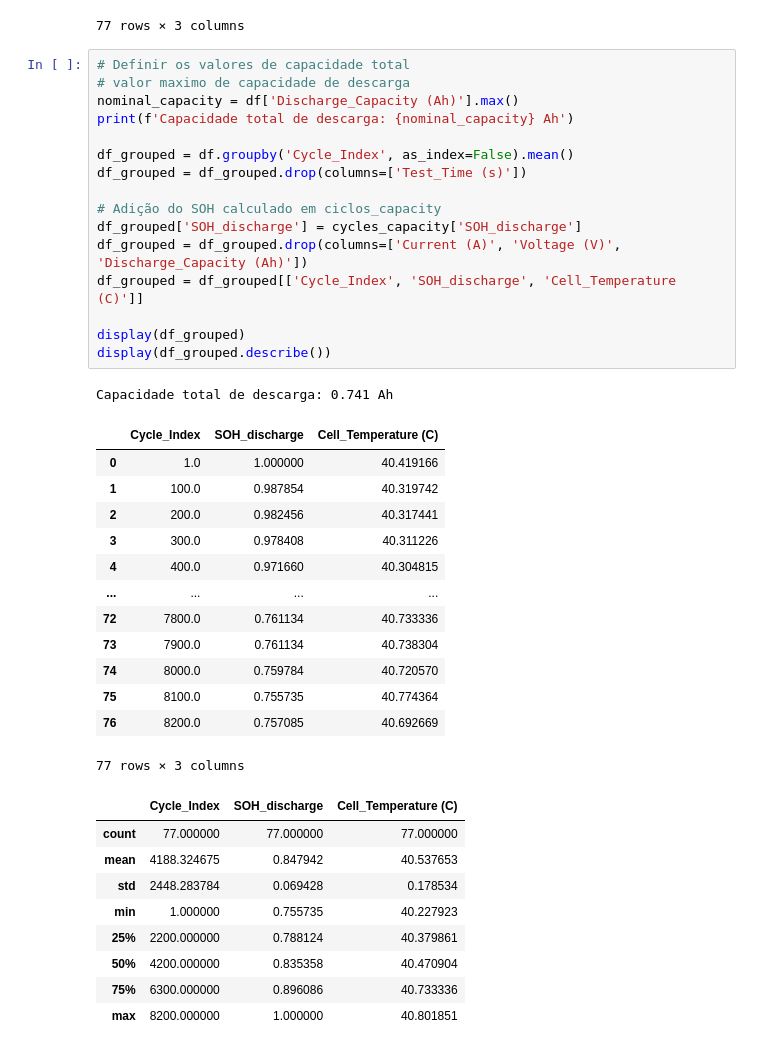
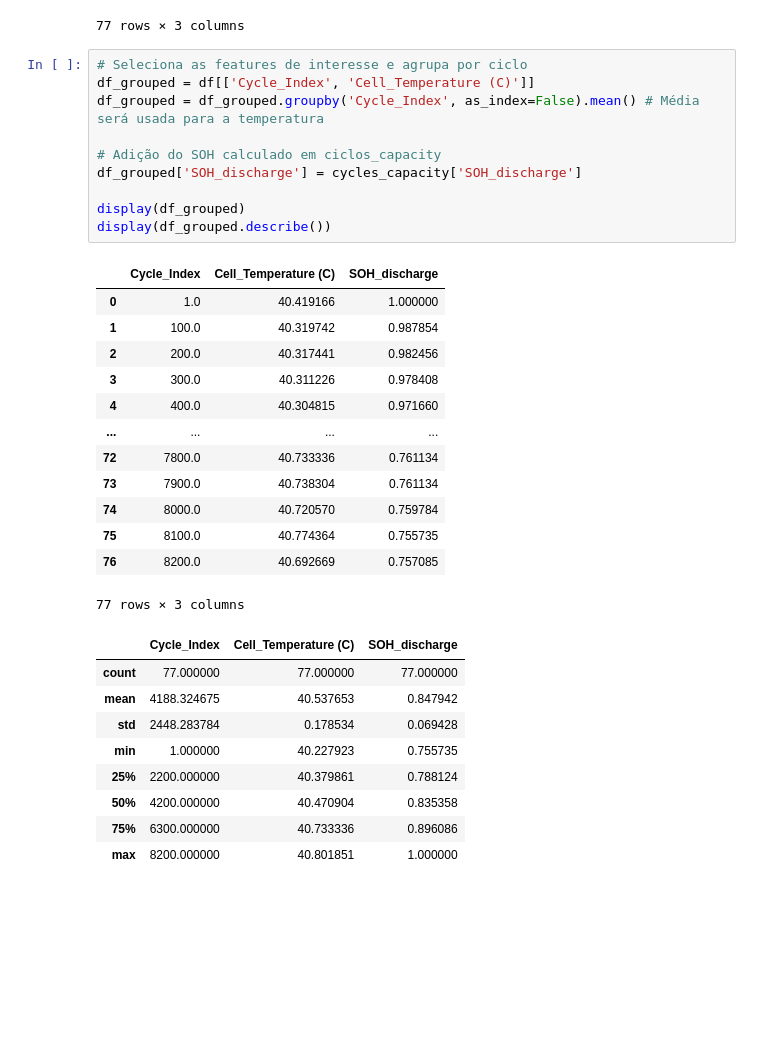
Before and after one commit to Davi-SB/Battery-Analysis, a Jupyter notebook: SOH_vs_Temperature.ipynb, the cells around one changed output. Drawn from its saved outputs; the diff is of its cells as text; blank space fills up the shorter version.

```diff
--- a/SOH_vs_Temperature.ipynb
+++ b/SOH_vs_Temperature.ipynb
@@ -131,43 +131,36 @@ Capacidade total de descarga: 0.741 Ah
 | 75 | 8100.0 | 0.560 | 0.755735 |
 | 76 | 8200.0 | 0.561 | 0.757085 |
 77 rows × 3 columns
-# %%
-# Definir os valores de capacidade total
-# valor maximo de capacidade de descarga
-nominal_capacity = df['Discharge_Capacity (Ah)'].max()
-print(f'Capacidade total de descarga: {nominal_capacity} Ah')
-
-df_grouped = df.groupby('Cycle_Index', as_index=False).mean()
-df_grouped = df_grouped.drop(columns=['Test_Time (s)'])
-
-# Adição do SOH calculado em ciclos_capacity
-df_grouped['SOH_discharge'] = cycles_capacity['SOH_discharge']
-df_grouped = df_grouped.drop(columns=['Current (A)', 'Voltage (V)', 'Discharge_Capacity (Ah)'])
-df_grouped = df_grouped[['Cycle_Index', 'SOH_discharge', 'Cell_Temperature (C)']]
-
-display(df_grouped)
-display(df_grouped.describe())
-# %% [output]
-Capacidade total de descarga: 0.741 Ah
-|  | Cycle_Index | SOH_discharge | Cell_Temperature (C) |
-| 0 | 1.0 | 1.000000 | 40.419166 |
-| 1 | 100.0 | 0.987854 | 40.319742 |
-| 2 | 200.0 | 0.982456 | 40.317441 |
-| 3 | 300.0 | 0.978408 | 40.311226 |
-| 4 | 400.0 | 0.971660 | 40.304815 |
-| ... | ... | ... | ... |
-| 72 | 7800.0 | 0.761134 | 40.733336 |
-| 73 | 7900.0 | 0.761134 | 40.738304 |
-| 74 | 8000.0 | 0.759784 | 40.720570 |
-| 75 | 8100.0 | 0.755735 | 40.774364 |
-| 76 | 8200.0 | 0.757085 | 40.692669 |
-77 rows × 3 columns
-|  | Cycle_Index | SOH_discharge | Cell_Temperature (C) |
-| count | 77.000000 | 77.000000 | 77.000000 |
-| mean | 4188.324675 | 0.847942 | 40.537653 |
-| std | 2448.283784 | 0.069428 | 0.178534 |
-| min | 1.000000 | 0.755735 | 40.227923 |
-| 25% | 2200.000000 | 0.788124 | 40.379861 |
-| 50% | 4200.000000 | 0.835358 | 40.470904 |
-| 75% | 6300.000000 | 0.896086 | 40.733336 |
-| max | 8200.000000 | 1.000000 | 40.801851 |
+# %%
+# Seleciona as features de interesse e agrupa por ciclo
+df_grouped = df[['Cycle_Index', 'Cell_Temperature (C)']]
+df_grouped = df_grouped.groupby('Cycle_Index', as_index=False).mean() # Média será usada para a temperatura
+
+# Adição do SOH calculado em ciclos_capacity
+df_grouped['SOH_discharge'] = cycles_capacity['SOH_discharge']
+
+display(df_grouped)
+display(df_grouped.describe())
+# %% [output]
+|  | Cycle_Index | Cell_Temperature (C) | SOH_discharge |
+| 0 | 1.0 | 40.419166 | 1.000000 |
+| 1 | 100.0 | 40.319742 | 0.987854 |
+| 2 | 200.0 | 40.317441 | 0.982456 |
+| 3 | 300.0 | 40.311226 | 0.978408 |
+| 4 | 400.0 | 40.304815 | 0.971660 |
+| ... | ... | ... | ... |
+| 72 | 7800.0 | 40.733336 | 0.761134 |
+| 73 | 7900.0 | 40.738304 | 0.761134 |
+| 74 | 8000.0 | 40.720570 | 0.759784 |
+| 75 | 8100.0 | 40.774364 | 0.755735 |
+| 76 | 8200.0 | 40.692669 | 0.757085 |
+77 rows × 3 columns
+|  | Cycle_Index | Cell_Temperature (C) | SOH_discharge |
+| count | 77.000000 | 77.000000 | 77.000000 |
+| mean | 4188.324675 | 40.537653 | 0.847942 |
+| std | 2448.283784 | 0.178534 | 0.069428 |
+| min | 1.000000 | 40.227923 | 0.755735 |
+| 25% | 2200.000000 | 40.379861 | 0.788124 |
+| 50% | 4200.000000 | 40.470904 | 0.835358 |
+| 75% | 6300.000000 | 40.733336 | 0.896086 |
+| max | 8200.000000 | 40.801851 | 1.000000 |
```
Also changed, not shown: parts of 5 cells of this notebook.
